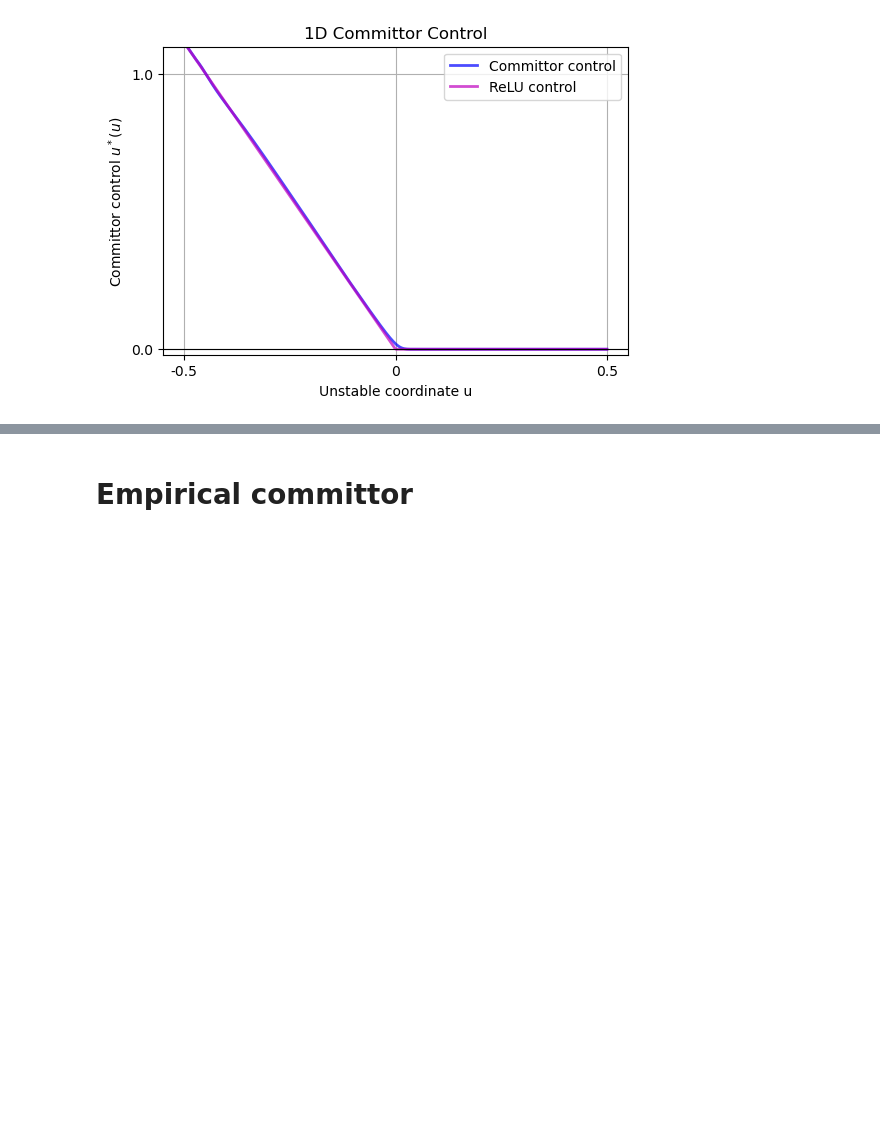
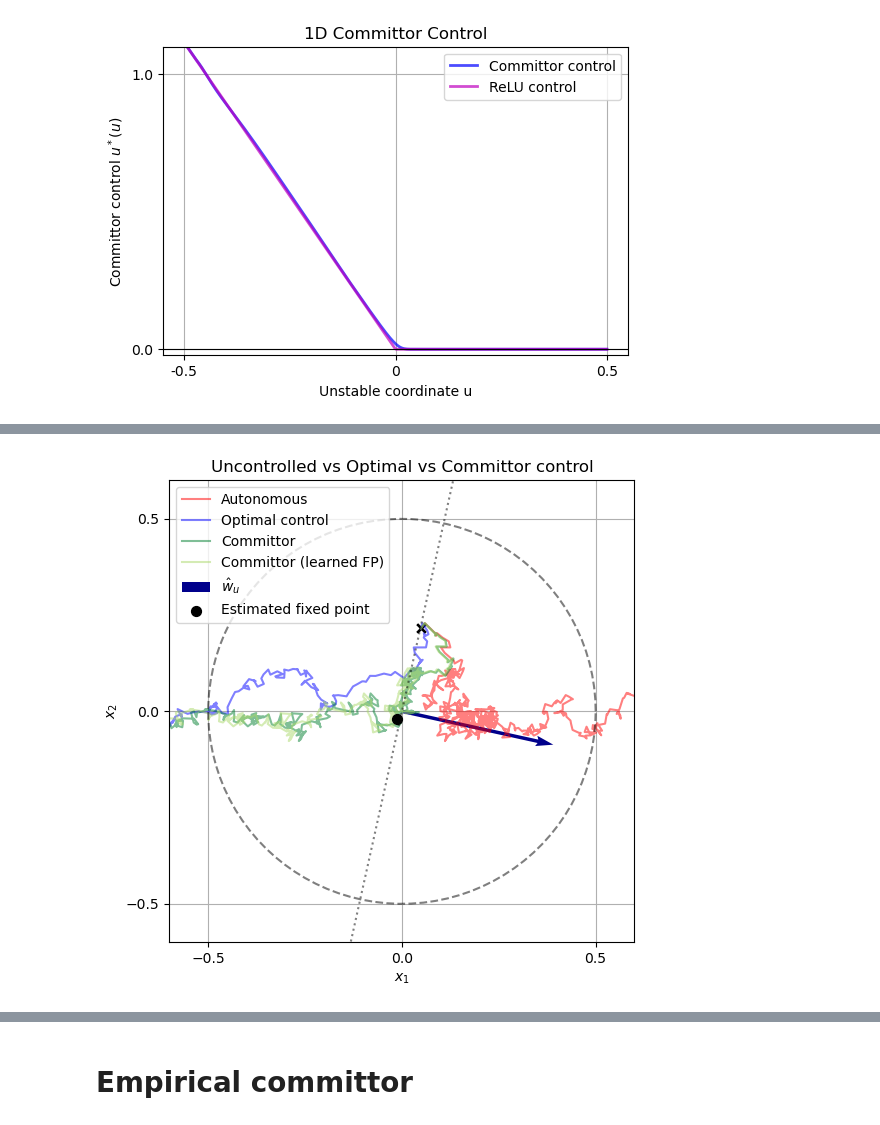
Before and after one commit to Asagodi/committor_control, a Jupyter notebook: estimation_test.ipynb, the cells around one changed output, grey strips where cells are left out. Cells and saved outputs as stored; diff of their text form; code cells hidden in the pictures; blank space fills up the shorter version.

Commit message:
better plotting and deterministic and emp. comm.

```diff
--- a/estimation_test.ipynb
+++ b/estimation_test.ipynb
@@ -1027,0 +951,21 @@ for i, x0 in enumerate(tqdm(initial_positions)):
+# %%
+def generate_initial_positions(n_traj, dim, seed=0):
+    np.random.seed(seed)
+    return [np.random.uniform(-0.5, 0.5, size=(dim,)) for _ in range(n_traj)]
+
+def generate_noise(initial_positions, T, dim, noise_std, dt, seed=0):
+    np.random.seed(seed)
+    all_noise = []
+    for _ in initial_positions:
+        noise = np.random.randn(T, dim) * noise_std * np.sqrt(dt)
+        all_noise.append(noise)
+    return all_noise
+
+def simulate_trajectory(x0, T, dim, dt, drift_func, noise, control_func=None):
+    X = np.zeros((T, dim))
+    X[0] = x0
+    for t in range(1, T):
+        dx = drift_func(t, X[t-1])
+        u_t = control_func(X[t-1]) if control_func is not None else np.zeros(dim)
+        X[t] = X[t-1] + dx*dt + u_t*dt + noise[t]
+    return X
@@ -1028 +998,8 @@ for i, x0 in enumerate(tqdm(initial_positions)):
+# %%
+n_traj = 1
+dt = 0.01
+T  = 1000
+noise_std = 0.1
+seed = 0
+all_X_uncontrolled, all_X_opt_ctrld, all_X_relu_ctrld, all_X_comm_ctrld, all_X_comm_ctrld_fp = run_simulations(T, dim, dt, n_traj, drift_func, noise_std, r, D, tracker, seed=seed)
 # %%
@@ -1079 +1046,17 @@ plt.show()
+# %%
+trajectories_info = {
+    "Autonomous": (all_X_uncontrolled, "red"),
+    "Optimal control": (all_X_opt_ctrld, "blue"),
+    #"ReLU control": (all_X_relu_ctrld, "orange"),
+    "Committor": (all_X_comm_ctrld, "#007f2f"),
+    "Committor (learned FP)": (all_X_comm_ctrld_fp, "#aad96a")
+}
+
+fig, ax = plt.subplots(figsize=(6,6))
+plot_trajectories(ax, trajectories_info, tracker, show_n=5, title="Uncontrolled vs Optimal vs Committor control")
+fig.savefig(f"figures/singletraj_comparison_rs{seed}.pdf", bbox_inches='tight')
+fig.savefig(f"figures/singletraj_comparison_rs{seed}.png", dpi=300, bbox_inches='tight')
+plt.show()
+# %% [output]
+[figure, added]
 # %%
```
Also changed, not shown: parts of 5 cells of this notebook.
